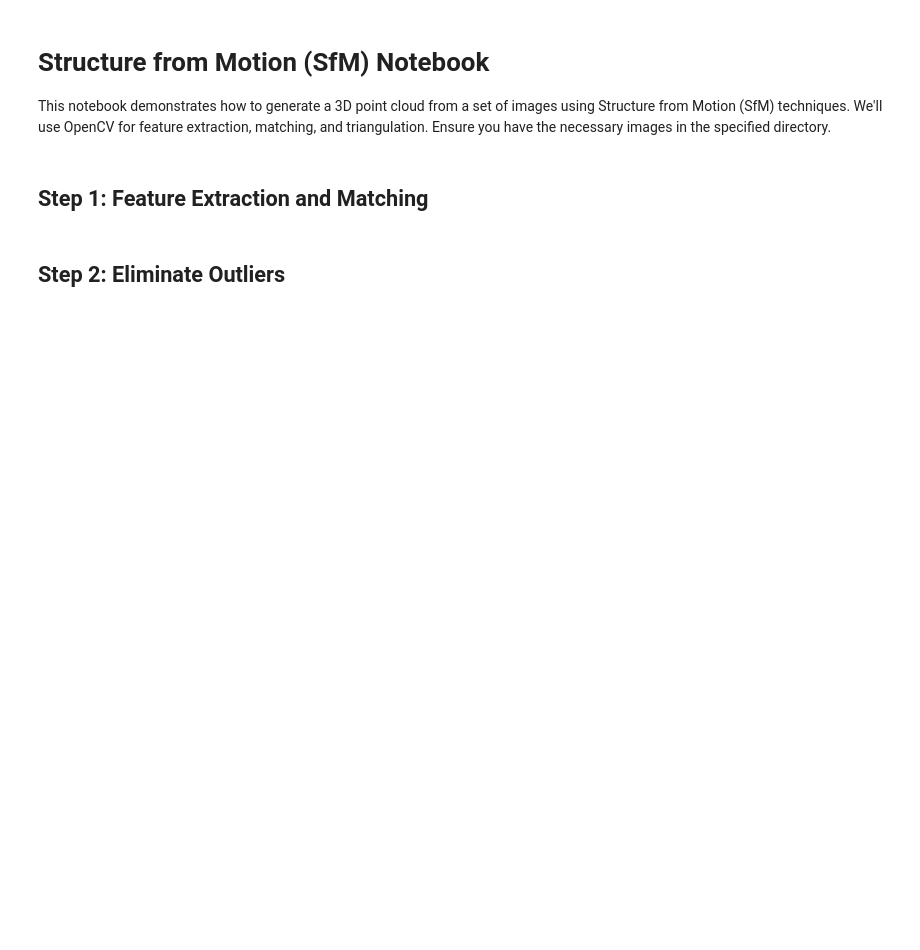
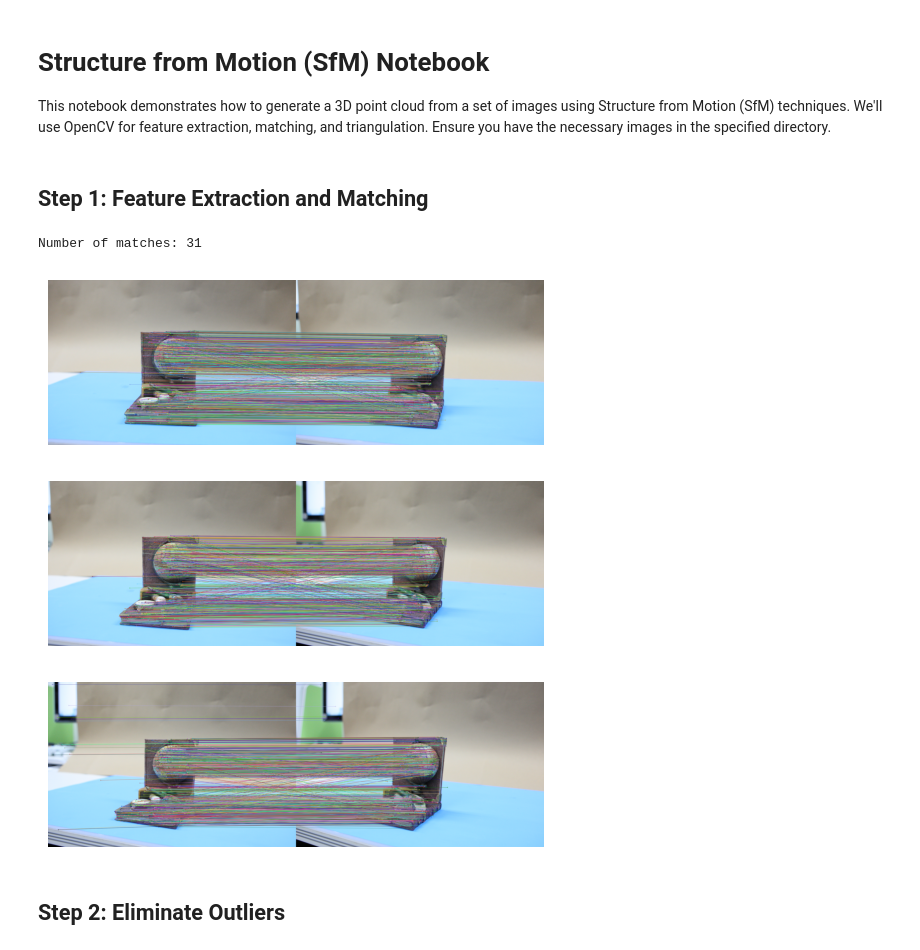
Before and after one commit to josselinonduty/2025-structure-from-motion, a Jupyter notebook: notebook.ipynb, the cells around one changed output. Drawn from its saved outputs; the diff is of its cells as text; code cells hidden in the pictures; blank space fills up the shorter version.

Commit message:
feat: all images

```diff
--- a/notebook.ipynb
+++ b/notebook.ipynb
@@ -36,30 +36,38 @@ for img in images:
     keypoints.append(kp)
     descriptors.append(des)
 
-# Match features between consecutive images
+# Match features between images
 bf = cv2.BFMatcher(cv2.NORM_L2, crossCheck=True)
-matches = []
+matches = {}
 for i in range(len(images) - 1):
-    matches.append(bf.match(descriptors[i], descriptors[i + 1]))
+    matches[(i, i + 1)] = bf.match(descriptors[i], descriptors[i + 1])
 
 # Sort matches by distance
-matches = [sorted(m, key=lambda x: x.distance) for m in matches]
+matches = {k: sorted(v, key=lambda x: x.distance) for k, v in matches.items()}
+
+print(f"Number of matches: {len(matches)}")
+# %% [output]
+Number of matches: 31
 # %%
 # Plot matches
 for i in range(3):
     img_i = cv2.drawMatches(
         images[i],
         keypoints[i],
         images[i + 1],
         keypoints[i + 1],
-        matches[i],
+        matches[(i, i + 1)],
         None,
         flags=cv2.DrawMatchesFlags_NOT_DRAW_SINGLE_POINTS,
     )
 
     plt.imshow(img_i)
     plt.axis("off")
     plt.show()
+# %% [output]
+[figure, added]
+[figure, added]
+[figure, added]
 # %% [markdown]
 ## Step 2: Eliminate Outliers
 # %%
```
Also changed, not shown: parts of 8 cells of this notebook.
